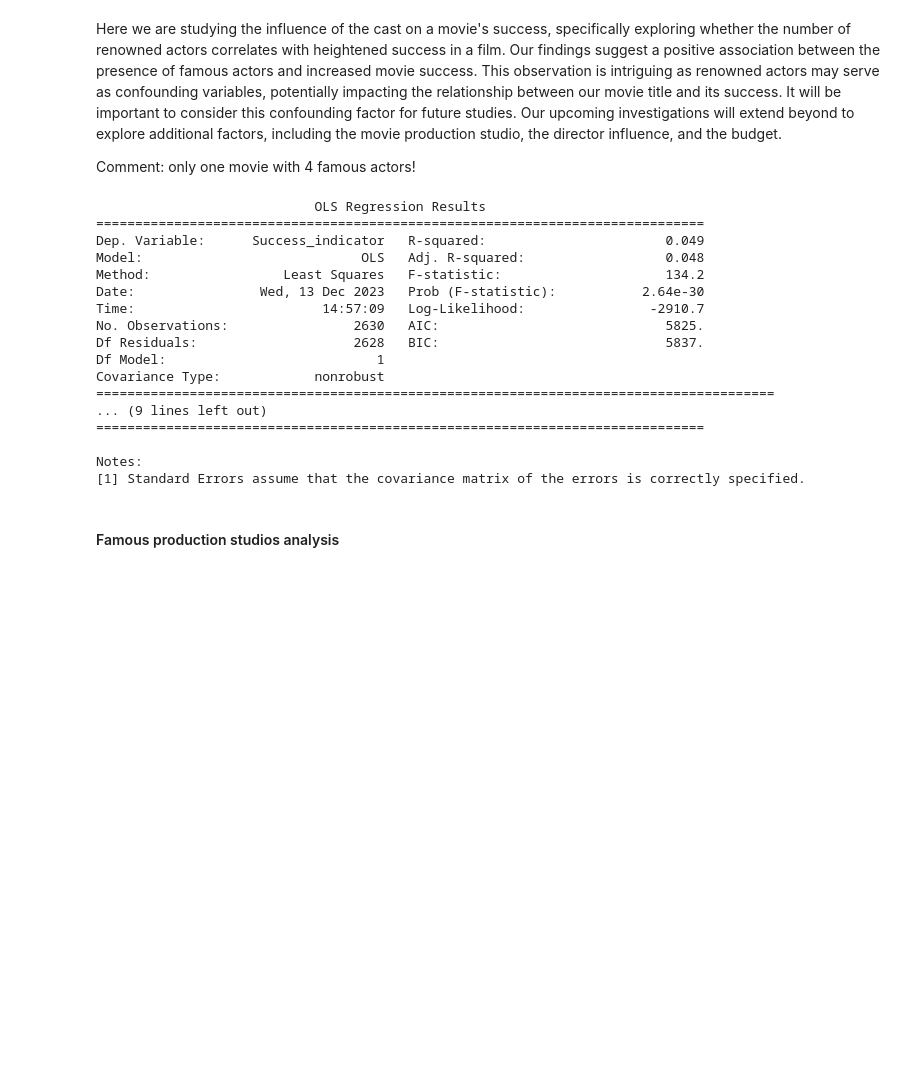
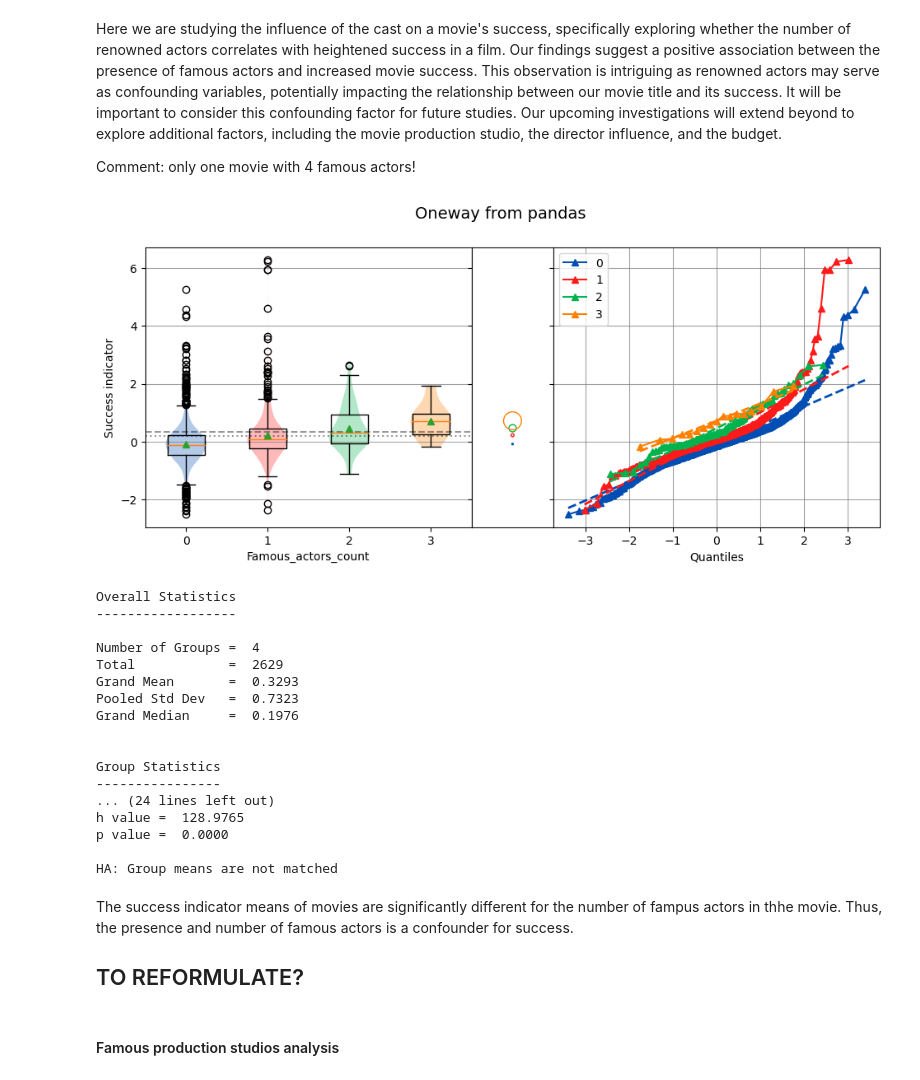
Before and after one commit to epfl-ada/ada-2023-project-randada, a Jupyter notebook: Milestone-3-draft.ipynb, the cells around one changed output. Drawn from its saved outputs; the diff is of its cells as text; code cells hidden in the pictures; blank space fills up the shorter version.

```diff
--- a/Milestone-3-draft.ipynb
+++ b/Milestone-3-draft.ipynb
@@ -618,32 +619,40 @@ Passing `palette` without assigning `hue` is deprecated and will be removed in v
 Here we are studying the influence of the cast on a movie's success, specifically exploring whether the number of renowned actors correlates with heightened success in a film. Our findings suggest a positive association between the presence of famous actors and increased movie success. This observation is intriguing as renowned actors may serve as confounding variables, potentially impacting the relationship between our movie title and its success. It will be important to consider this confounding factor for future studies. Our upcoming investigations will extend beyond to explore additional factors, including the movie production studio, the director influence, and the budget.
 
 Comment: only one movie with 4 famous actors!
-# %%
-#Perform linear regression of success and famous actors count
-
-mod = smf.ols(formula='Success_indicator ~ Famous_actors_count ', data=success_data)
-
-res = mod.fit()
-
-print(res.summary())
-# %% [output]
-                            OLS Regression Results
-==============================================================================
-Dep. Variable:      Success_indicator   R-squared:                       0.049
-Model:                            OLS   Adj. R-squared:                  0.048
-Method:                 Least Squares   F-statistic:                     134.2
-Date:                Wed, 13 Dec 2023   Prob (F-statistic):           2.64e-30
-Time:                        14:57:09   Log-Likelihood:                -2910.7
-No. Observations:                2630   AIC:                             5825.
-Df Residuals:                    2628   BIC:                             5837.
-Df Model:                           1
-Covariance Type:            nonrobust
-=======================================================================================
-... (9 lines left out)
-==============================================================================
-
-Notes:
-[1] Standard Errors assume that the covariance matrix of the errors is correctly specified.
+# %%
+# Drop row with 4 famous actor for analysis
+Famous_actor_influence=success_data.copy(deep=True)
+Famous_actor_influence=Famous_actor_influence[Famous_actor_influence['Famous_actors_count'] != 4]
+analyze(
+    Famous_actor_influence['Success_indicator'],
+    groups=Famous_actor_influence['Famous_actors_count'],
+    categories='Famous_actors_count',
+    name='Success indicator',
+    title='Oneway from pandas'
+)
+# %% [output]
+[figure, added]
+Overall Statistics
+------------------
+
+Number of Groups =  4
+Total            =  2629
+Grand Mean       =  0.3293
+Pooled Std Dev   =  0.7323
+Grand Median     =  0.1976
+
+
+Group Statistics
+----------------
+... (24 lines left out)
+h value =  128.9765
+p value =  0.0000
+
+HA: Group means are not matched
+# %% [markdown]
+The success indicator means of movies are significantly different for the number of fampus actors in thhe movie. Thus, the presence and number of famous actors is a confounder for success.
+
+## TO REFORMULATE?
 # %% [markdown]
 #### Famous production studios analysis
 # %% [markdown]
```
Also changed, not shown: parts of 5 cells of this notebook.
